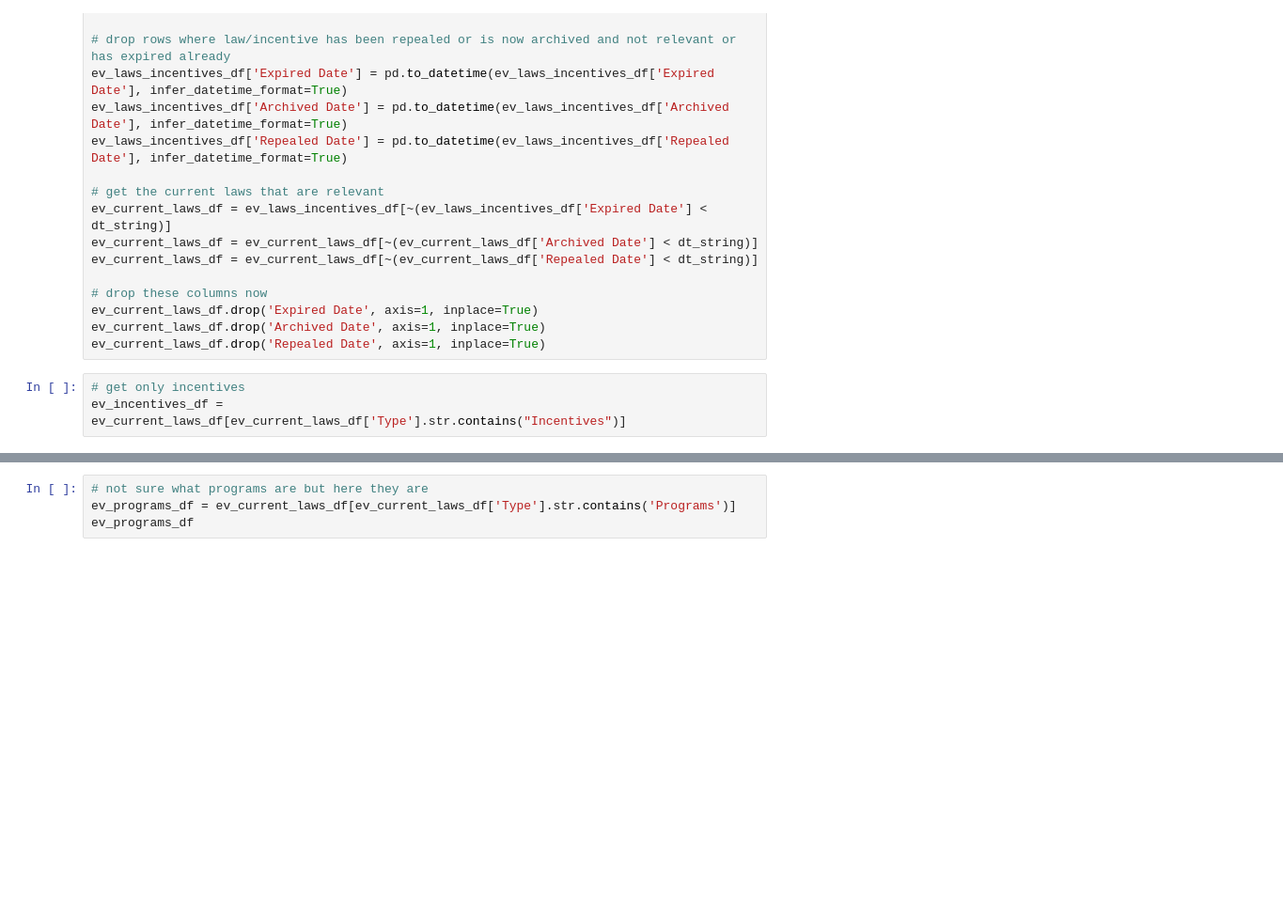
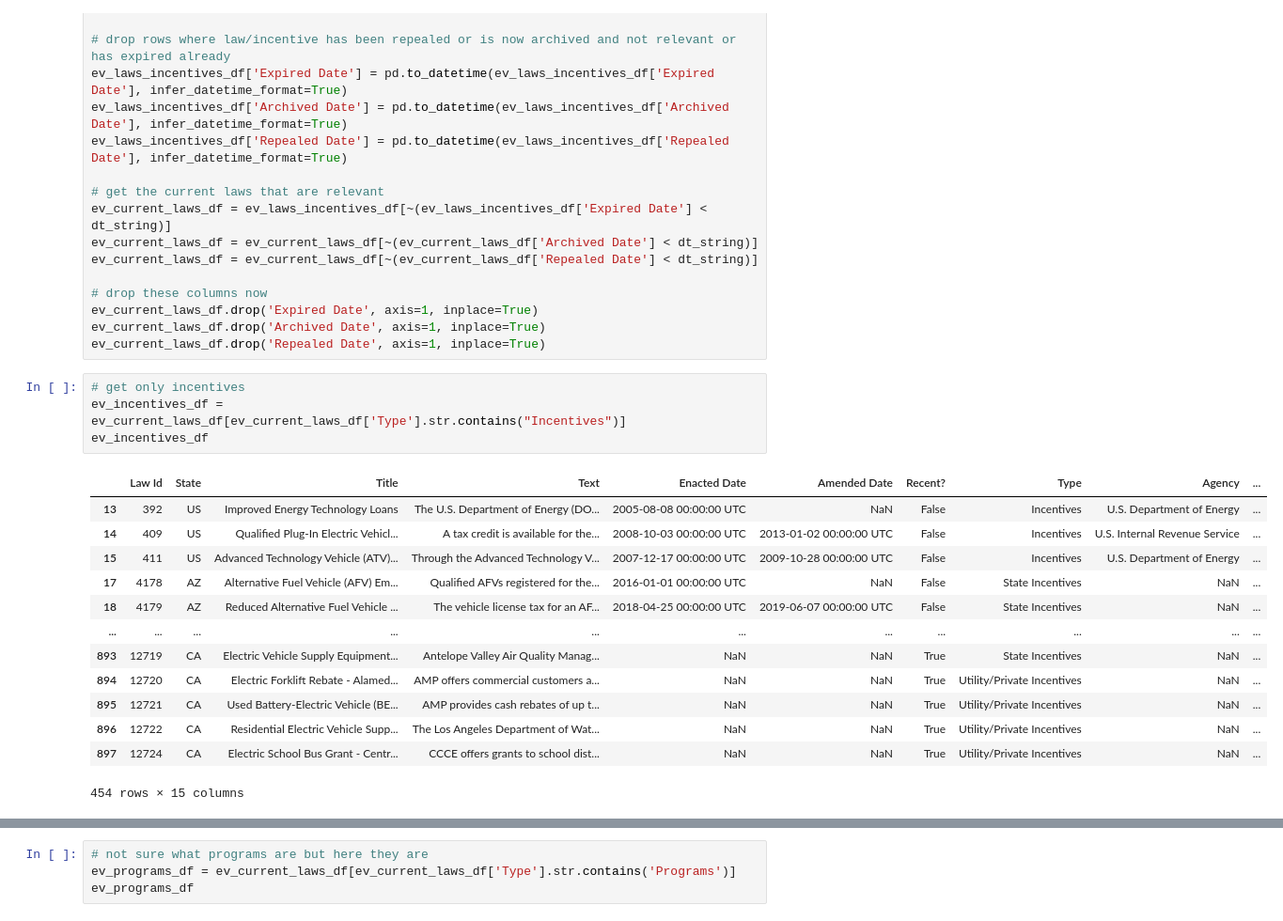
Before and after one commit to verociraptor/ev-analysis-data-science, a Jupyter notebook: ev_incentives_vs_ev_models.ipynb, the cells around one changed output, grey strips where cells are left out. Shown at 94% size. Cells and saved outputs as stored; diff of their text form; blank space fills up the shorter version.

```diff
--- a/ev_incentives_vs_ev_models.ipynb
+++ b/ev_incentives_vs_ev_models.ipynb
@@ -92,6 +92,21 @@ ev_current_laws_df.drop('Repealed Date', axis=1, inplace=True)
 # %%
 # get only incentives
 ev_incentives_df = ev_current_laws_df[ev_current_laws_df['Type'].str.contains("Incentives")]
+ev_incentives_df
+# %% [output]
+|  | Law Id | State | Title | Text | Enacted Date | Amended Date | Recent? | Type | Agency | ... |
+| 13 | 392 | US | Improved Energy Technology Loans | The U.S. Department of Energy (DO... | 2005-08-08 00:00:00 UTC | NaN | False | Incentives | U.S. Department of Energy | ... |
+| 14 | 409 | US | Qualified Plug-In Electric Vehicl... | A tax credit is available for the... | 2008-10-03 00:00:00 UTC | 2013-01-02 00:00:00 UTC | False | Incentives | U.S. Internal Revenue Service | ... |
+| 15 | 411 | US | Advanced Technology Vehicle (ATV)... | Through the Advanced Technology V... | 2007-12-17 00:00:00 UTC | 2009-10-28 00:00:00 UTC | False | Incentives | U.S. Department of Energy | ... |
+| 17 | 4178 | AZ | Alternative Fuel Vehicle (AFV) Em... | Qualified AFVs registered for the... | 2016-01-01 00:00:00 UTC | NaN | False | State Incentives | NaN | ... |
+| 18 | 4179 | AZ | Reduced Alternative Fuel Vehicle ... | The vehicle license tax for an AF... | 2018-04-25 00:00:00 UTC | 2019-06-07 00:00:00 UTC | False | State Incentives | NaN | ... |
+| ... | ... | ... | ... | ... | ... | ... | ... | ... | ... | ... |
+| 893 | 12719 | CA | Electric Vehicle Supply Equipment... | Antelope Valley Air Quality Manag... | NaN | NaN | True | State Incentives | NaN | ... |
+| 894 | 12720 | CA | Electric Forklift Rebate - Alamed... | AMP offers commercial customers a... | NaN | NaN | True | Utility/Private Incentives | NaN | ... |
+| 895 | 12721 | CA | Used Battery-Electric Vehicle (BE... | AMP provides cash rebates of up t... | NaN | NaN | True | Utility/Private Incentives | NaN | ... |
+| 896 | 12722 | CA | Residential Electric Vehicle Supp... | The Los Angeles Department of Wat... | NaN | NaN | True | Utility/Private Incentives | NaN | ... |
+| 897 | 12724 | CA | Electric School Bus Grant - Centr... | CCCE offers grants to school dist... | NaN | NaN | True | Utility/Private Incentives | NaN | ... |
+454 rows × 15 columns
 # %%
 # get only laws
 ev_laws_df = ev_current_laws_df[ev_current_laws_df['Type'].str.contains('Laws and Regulations')]
```
Also changed, not shown: parts of 13 cells of this notebook, 1 other file.
